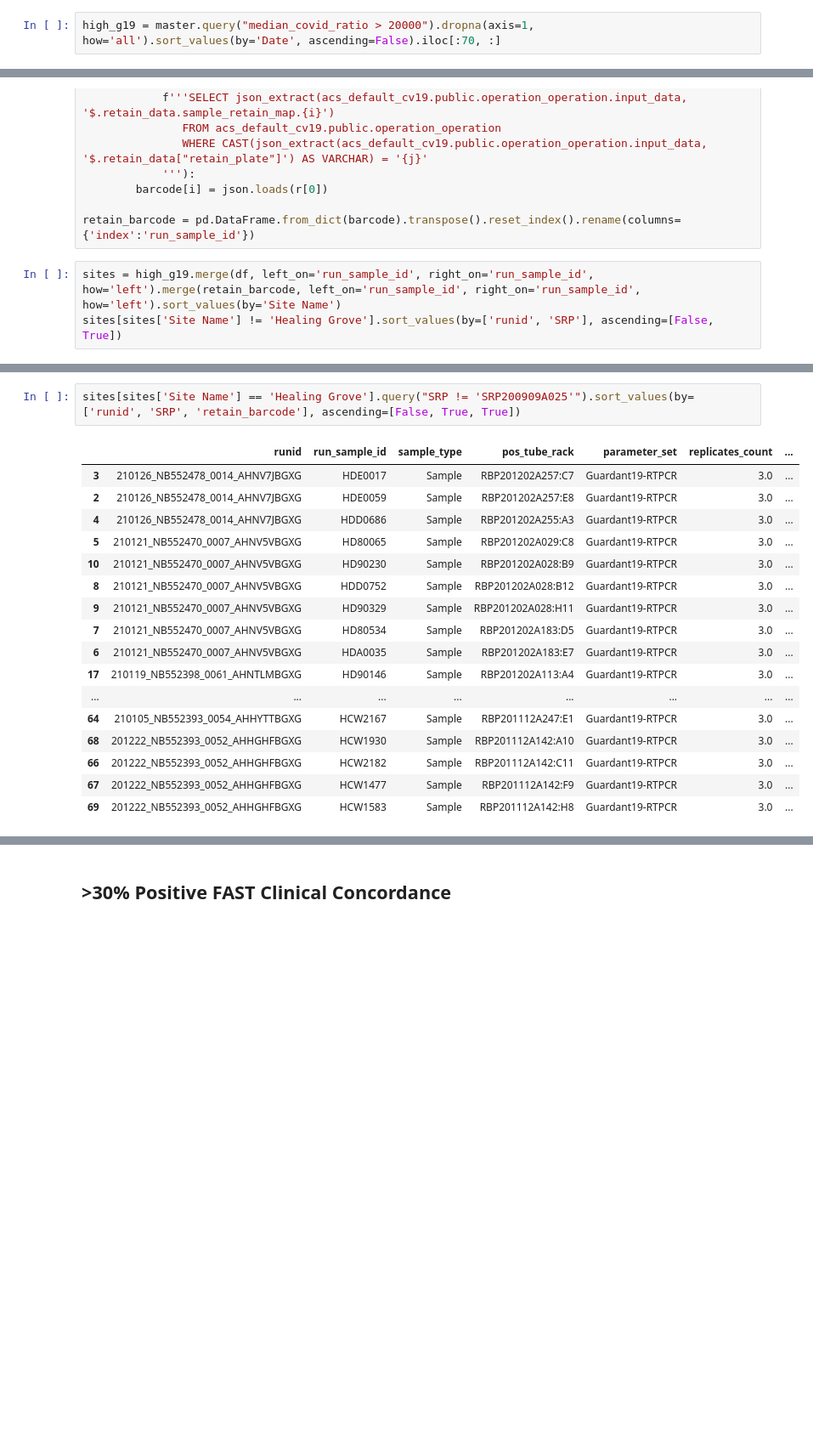
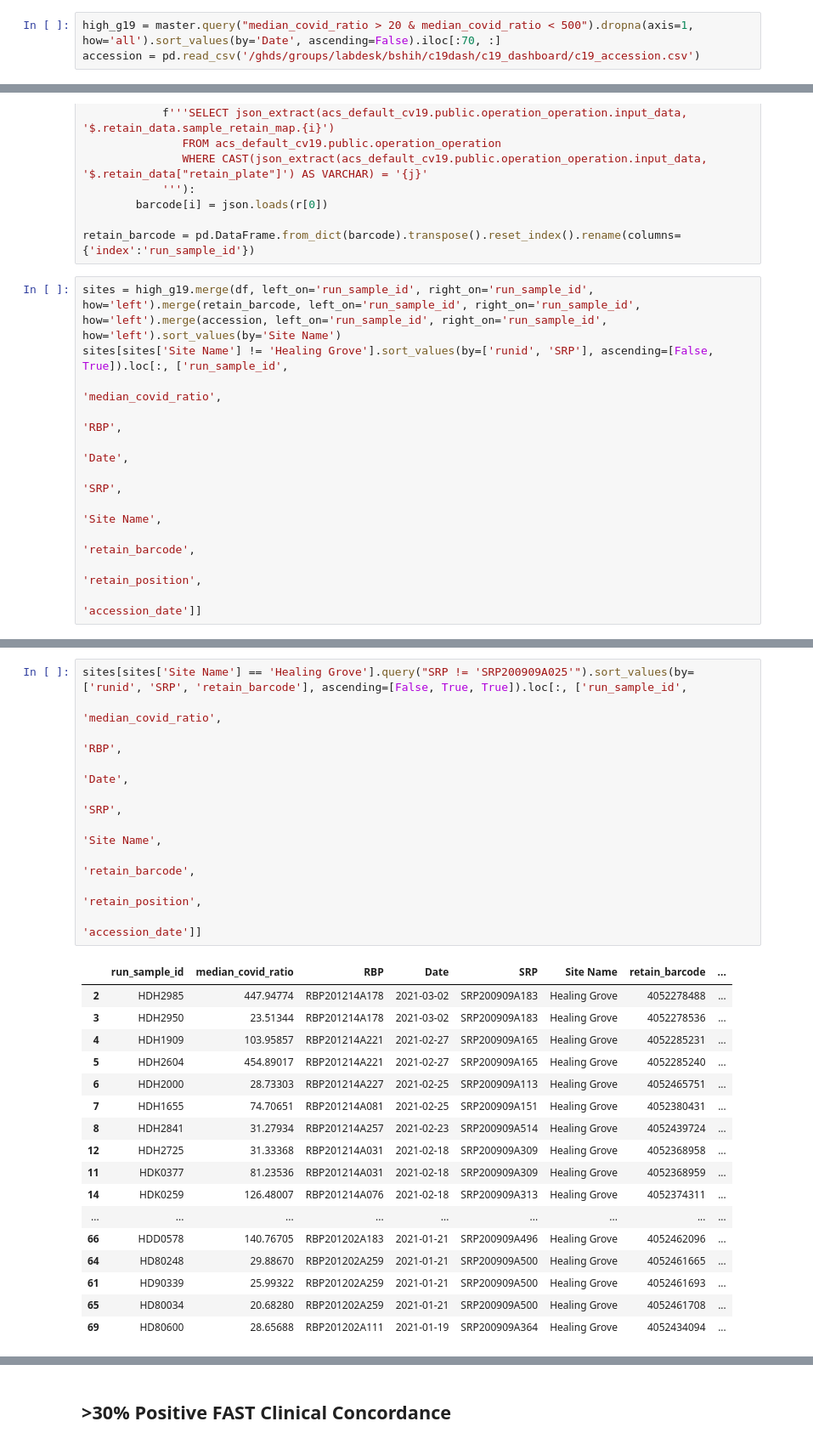
Before and after one commit to gh-bshih/g19_analysis, a Jupyter notebook: neg_clinical_matrix.ipynb, the cells around one changed output, grey strips where cells are left out. Shown at 85% size. Cells and saved outputs as stored; diff of their text form; blank space fills up the shorter version.

```diff
--- a/neg_clinical_matrix.ipynb
+++ b/neg_clinical_matrix.ipynb
@@ -113,7 +118,8 @@ master[master['SRP'].isin(SRP)].sort_values(by=['SRP', 'RBP']).loc[:, ['SRP', 'r
 # >20K G19 Score Samples Various Sites
  - Did not use SRP200909A025, could not find
 # %%
-high_g19 = master.query("median_covid_ratio > 20000").dropna(axis=1, how='all').sort_values(by='Date', ascending=False).iloc[:70, :]
+high_g19 = master.query("median_covid_ratio > 20 & median_covid_ratio < 500").dropna(axis=1, how='all').sort_values(by='Date', ascending=False).iloc[:70, :]
+accession = pd.read_csv('/ghds/groups/labdesk/bshih/c19dash/c19_dashboard/c19_accession.csv')
 # %%
 site_names = []
 for i in high_g19['run_sample_id'].unique():
@@ -135,6 +141,14 @@ for i,j in zip(high_g19['run_sample_id'], high_g19['SRP']):
 
 retain_barcode = pd.DataFrame.from_dict(barcode).transpose().reset_index().rename(columns={'index':'run_sample_id'})
 # %%
-sites = high_g19.merge(df, left_on='run_sample_id', right_on='run_sample_id', how='left').merge(retain_barcode, left_on='run_sample_id', right_on='run_sample_id', how='left').sort_values(by='Site Name')
-sites[sites['Site Name'] != 'Healing Grove'].sort_values(by=['runid', 'SRP'], ascending=[False, True])
+sites = high_g19.merge(df, left_on='run_sample_id', right_on='run_sample_id', how='left').merge(retain_barcode, left_on='run_sample_id', right_on='run_sample_id', how='left').merge(accession, left_on='run_sample_id', right_on='run_sample_id', how='left').sort_values(by='Site Name')
+sites[sites['Site Name'] != 'Healing Grove'].sort_values(by=['runid', 'SRP'], ascending=[False, True]).loc[:, ['run_sample_id',
+                                                                                                               'median_covid_ratio',
+                                                                                                               'RBP',
+                                                                                                               'Date',
+                                                                                                               'SRP',
+                                                                                                               'Site Name',
+                                                                                                               'retain_barcode',
+                                                                                                               'retain_position',
+                                                                                                               'accession_date']]
 # %% [output]
@@ -147,20 +172,28 @@ sites[sites['Site Name'] != 'Healing Grove'].sort_values(by=['runid', 'SRP'], as
 # %%
-sites[sites['Site Name'] == 'Healing Grove'].query("SRP != 'SRP200909A025'").sort_values(by=['runid', 'SRP', 'retain_barcode'], ascending=[False, True, True])
+sites[sites['Site Name'] == 'Healing Grove'].query("SRP != 'SRP200909A025'").sort_values(by=['runid', 'SRP', 'retain_barcode'], ascending=[False, True, True]).loc[:, ['run_sample_id',
+                                                                                                                                                                       'median_covid_ratio',
+                                                                                                                                                                       'RBP',
+                                                                                                                                                                       'Date',
+                                                                                                                                                                       'SRP',
+                                                                                                                                                                       'Site Name',
+                                                                                                                                                                       'retain_barcode',
+                                                                                                                                                                       'retain_position',
+                                                                                                                                                                       'accession_date']]
 # %% [output]
-|  | runid | run_sample_id | sample_type | pos_tube_rack | parameter_set | replicates_count | ... |
-| 3 | 210126_NB552478_0014_AHNV7JBGXG | HDE0017 | Sample | RBP201202A257:C7 | Guardant19-RTPCR | 3.0 | ... |
-| 2 | 210126_NB552478_0014_AHNV7JBGXG | HDE0059 | Sample | RBP201202A257:E8 | Guardant19-RTPCR | 3.0 | ... |
-| 4 | 210126_NB552478_0014_AHNV7JBGXG | HDD0686 | Sample | RBP201202A255:A3 | Guardant19-RTPCR | 3.0 | ... |
-| 5 | 210121_NB552470_0007_AHNV5VBGXG | HD80065 | Sample | RBP201202A029:C8 | Guardant19-RTPCR | 3.0 | ... |
-| 10 | 210121_NB552470_0007_AHNV5VBGXG | HD90230 | Sample | RBP201202A028:B9 | Guardant19-RTPCR | 3.0 | ... |
-| 8 | 210121_NB552470_0007_AHNV5VBGXG | HDD0752 | Sample | RBP201202A028:B12 | Guardant19-RTPCR | 3.0 | ... |
-| 9 | 210121_NB552470_0007_AHNV5VBGXG | HD90329 | Sample | RBP201202A028:H11 | Guardant19-RTPCR | 3.0 | ... |
-| 7 | 210121_NB552470_0007_AHNV5VBGXG | HD80534 | Sample | RBP201202A183:D5 | Guardant19-RTPCR | 3.0 | ... |
-| 6 | 210121_NB552470_0007_AHNV5VBGXG | HDA0035 | Sample | RBP201202A183:E7 | Guardant19-RTPCR | 3.0 | ... |
-| 17 | 210119_NB552398_0061_AHNTLMBGXG | HD90146 | Sample | RBP201202A113:A4 | Guardant19-RTPCR | 3.0 | ... |
-| ... | ... | ... | ... | ... | ... | ... | ... |
-| 64 | 210105_NB552393_0054_AHHYTTBGXG | HCW2167 | Sample | RBP201112A247:E1 | Guardant19-RTPCR | 3.0 | ... |
-| 68 | 201222_NB552393_0052_AHHGHFBGXG | HCW1930 | Sample | RBP201112A142:A10 | Guardant19-RTPCR | 3.0 | ... |
-| 66 | 201222_NB552393_0052_AHHGHFBGXG | HCW2182 | Sample | RBP201112A142:C11 | Guardant19-RTPCR | 3.0 | ... |
-| 67 | 201222_NB552393_0052_AHHGHFBGXG | HCW1477 | Sample | RBP201112A142:F9 | Guardant19-RTPCR | 3.0 | ... |
-| 69 | 201222_NB552393_0052_AHHGHFBGXG | HCW1583 | Sample | RBP201112A142:H8 | Guardant19-RTPCR | 3.0 | ... |
+|  | run_sample_id | median_covid_ratio | RBP | Date | SRP | Site Name | retain_barcode | ... |
+| 2 | HDH2985 | 447.94774 | RBP201214A178 | 2021-03-02 | SRP200909A183 | Healing Grove | 4052278488 | ... |
+| 3 | HDH2950 | 23.51344 | RBP201214A178 | 2021-03-02 | SRP200909A183 | Healing Grove | 4052278536 | ... |
+| 4 | HDH1909 | 103.95857 | RBP201214A221 | 2021-02-27 | SRP200909A165 | Healing Grove | 4052285231 | ... |
+| 5 | HDH2604 | 454.89017 | RBP201214A221 | 2021-02-27 | SRP200909A165 | Healing Grove | 4052285240 | ... |
+| 6 | HDH2000 | 28.73303 | RBP201214A227 | 2021-02-25 | SRP200909A113 | Healing Grove | 4052465751 | ... |
+| 7 | HDH1655 | 74.70651 | RBP201214A081 | 2021-02-25 | SRP200909A151 | Healing Grove | 4052380431 | ... |
+| 8 | HDH2841 | 31.27934 | RBP201214A257 | 2021-02-23 | SRP200909A514 | Healing Grove | 4052439724 | ... |
+| 12 | HDH2725 | 31.33368 | RBP201214A031 | 2021-02-18 | SRP200909A309 | Healing Grove | 4052368958 | ... |
+| 11 | HDK0377 | 81.23536 | RBP201214A031 | 2021-02-18 | SRP200909A309 | Healing Grove | 4052368959 | ... |
+| 14 | HDK0259 | 126.48007 | RBP201214A076 | 2021-02-18 | SRP200909A313 | Healing Grove | 4052374311 | ... |
+| ... | ... | ... | ... | ... | ... | ... | ... | ... |
+| 66 | HDD0578 | 140.76705 | RBP201202A183 | 2021-01-21 | SRP200909A496 | Healing Grove | 4052462096 | ... |
+| 64 | HD80248 | 29.88670 | RBP201202A259 | 2021-01-21 | SRP200909A500 | Healing Grove | 4052461665 | ... |
+| 61 | HD90339 | 25.99322 | RBP201202A259 | 2021-01-21 | SRP200909A500 | Healing Grove | 4052461693 | ... |
+| 65 | HD80034 | 20.68280 | RBP201202A259 | 2021-01-21 | SRP200909A500 | Healing Grove | 4052461708 | ... |
+| 69 | HD80600 | 28.65688 | RBP201202A111 | 2021-01-19 | SRP200909A364 | Healing Grove | 4052434094 | ... |
```
Also changed, not shown: parts of 11 cells of this notebook, 4 other files.
